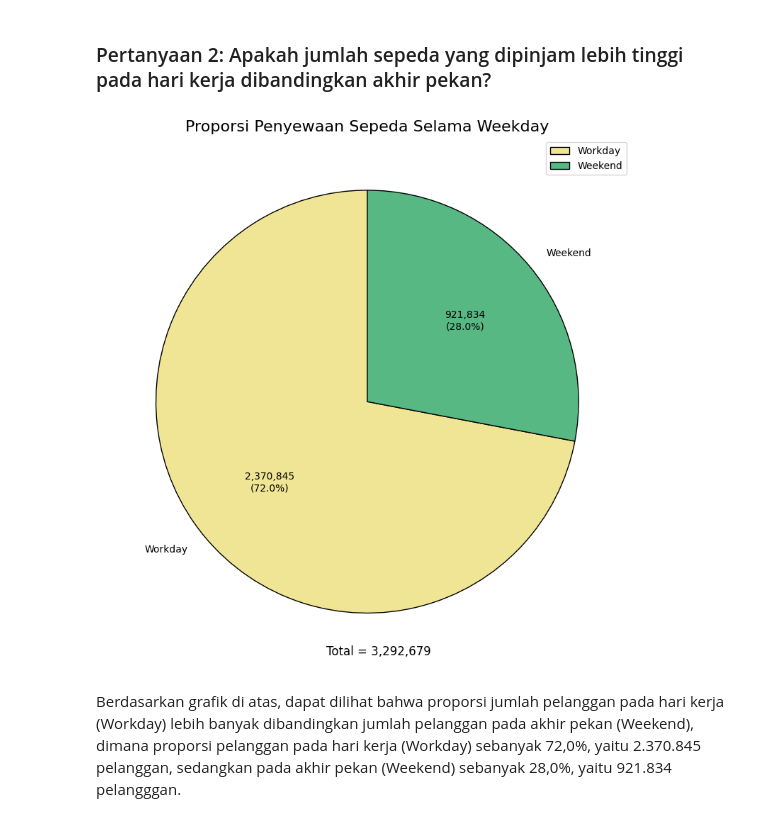
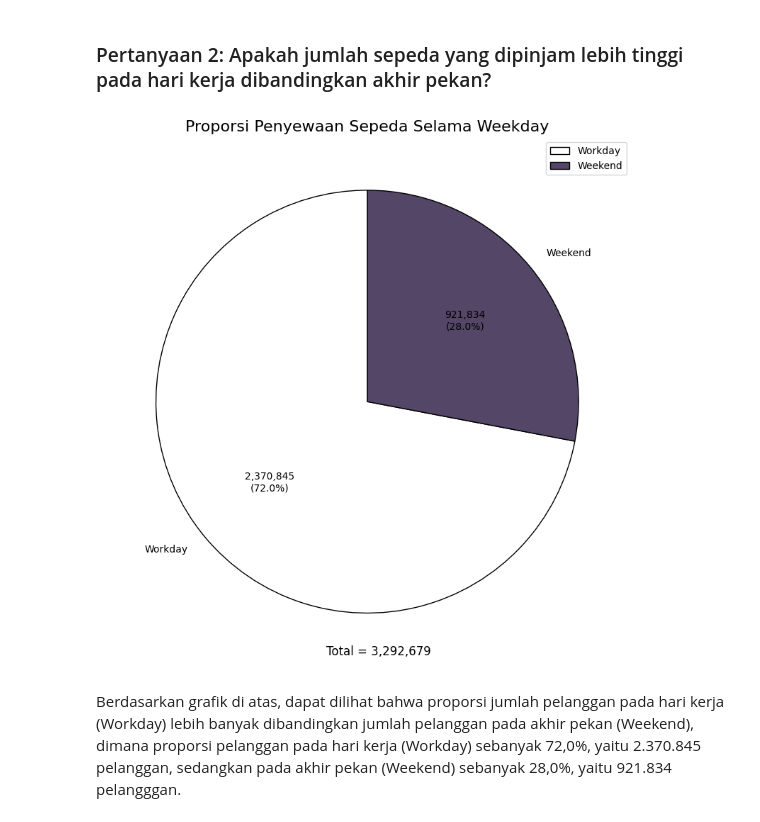
Before and after one commit to Nauviii/first_project_DataAnalayst, a Jupyter notebook: Notebook.ipynb, the cells around one changed output. Saved outputs shown, nothing was run; the diff lists cells and outputs as text; code cells hidden in the pictures.

```diff
--- a/Notebook.ipynb
+++ b/Notebook.ipynb
@@ -611,34 +605,34 @@ Dari grafik di atas, kita mengetahui bahwa kondisi cuaca yang memiliki nilai rat
 # %%
 # Hubungan antara working day dengan jumlah pelanggan
 weekday_sales = bike_day_df.groupby("day_type").cnt.sum().sort_values(ascending=False).reset_index()
 labels = ["Workday", "Weekend"]
 
 # Fungsi untuk menampilkan nilai dan persentase
 def values(pct, all_values):
     absolute = int(round(pct / 100. * sum(all_values)))
     return f"{absolute:,}\n({pct:.1f}%)"
 
-colors = ["#f0e594","#57b884"]
+colors = ["#FFFFFF", "#534666"]
 
 # Membuat pie chart
 plt.figure(figsize=(8, 8))
 plt.pie(
     weekday_sales["cnt"],
     labels=weekday_sales["day_type"],
     autopct=lambda pct: values(pct, weekday_sales["cnt"]),
     startangle=90,
     colors=colors,
     wedgeprops={"edgecolor": "black"}
 )
 
 # Menambahkan elemen pada plot
 plt.title("Proporsi Penyewaan Sepeda Selama Weekday", fontsize=16)
 plt.legend(labels, loc='best')
 plt.tight_layout()
 plt.text(0.3, -1.2, f'Total = {weekday_sales["cnt"].sum():,}', fontsize=12, ha='right')
 plt.show()
 # %% [output]
-[figure, old version]
+[figure, new version]
 # %% [markdown]
 Berdasarkan grafik di atas, dapat dilihat bahwa proporsi jumlah pelanggan pada hari kerja (Workday) lebih banyak dibandingkan jumlah pelanggan pada akhir pekan (Weekend), dimana proporsi pelanggan pada hari kerja (Workday) sebanyak 72,0%, yaitu 2.370.845 pelanggan, sedangkan pada akhir pekan (Weekend) sebanyak 28,0%, yaitu 921.834 pelangggan.
 # %% [markdown]
```
Also changed, not shown: parts of 1 cell of this notebook.
